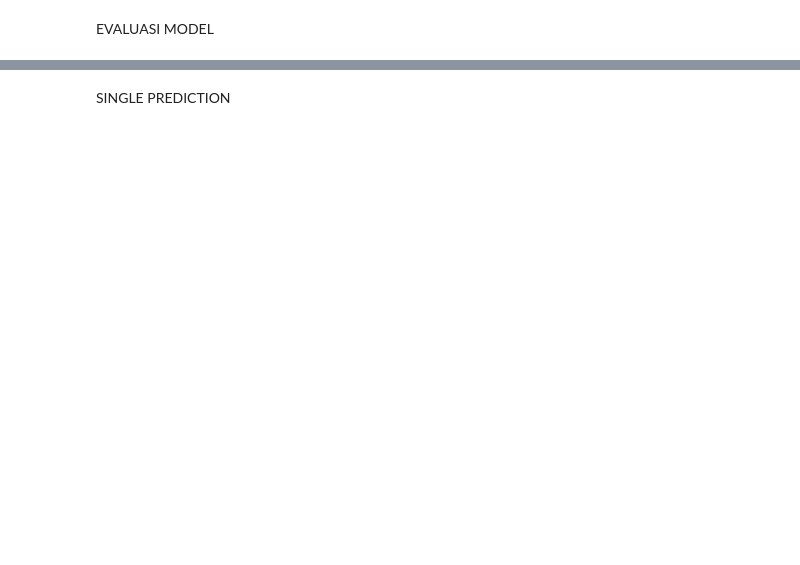
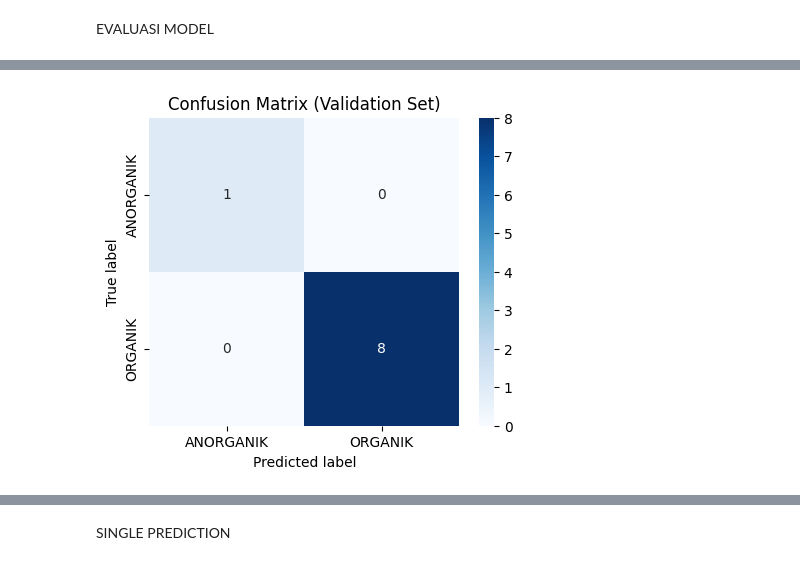
Before and after one commit to dwicahyamaulani/smartWaste, a Jupyter notebook: projekakhir.ipynb, the cells around one changed output, grey strips where cells are left out. Saved outputs shown, nothing was run; the diff lists cells and outputs as text; code cells hidden in the pictures; blank space fills up the shorter version.

Commit message:
fead: add more prediction visuazations, refine cnn archi, add overview notebook

```diff
--- a/projekakhir.ipynb
+++ b/projekakhir.ipynb
@@ -359,0 +389,36 @@ plt.show()
+# %%
+y_true = []
+y_pred = []
+
+val_gen.reset()
+
+for batch_imgs, batch_labels in val_gen:
+    preds = model.predict(batch_imgs, verbose=0)
+
+    y_pred.extend(np.argmax(preds, axis=1))
+    y_true.extend(np.argmax(batch_labels, axis=1))
+
+    if len(y_true) >= val_gen.samples:
+        break
+
+y_true = np.array(y_true[:val_gen.samples])
+y_pred = np.array(y_pred[:val_gen.samples])
+
+class_names = list(val_gen.class_indices.keys())
+# %%
+cm = confusion_matrix(y_true, y_pred)
+
+plt.figure(figsize=(5,4))
+sns.heatmap(cm,
+            annot=True,
+            fmt="d",
+            cmap="Blues",
+            xticklabels=class_names,
+            yticklabels=class_names)
+
+plt.xlabel("Predicted label")
+plt.ylabel("True label")
+plt.title("Confusion Matrix (Validation Set)")
+plt.show()
+# %% [output]
+[figure, added]
```
Also changed, not shown: parts of 20 cells of this notebook.
